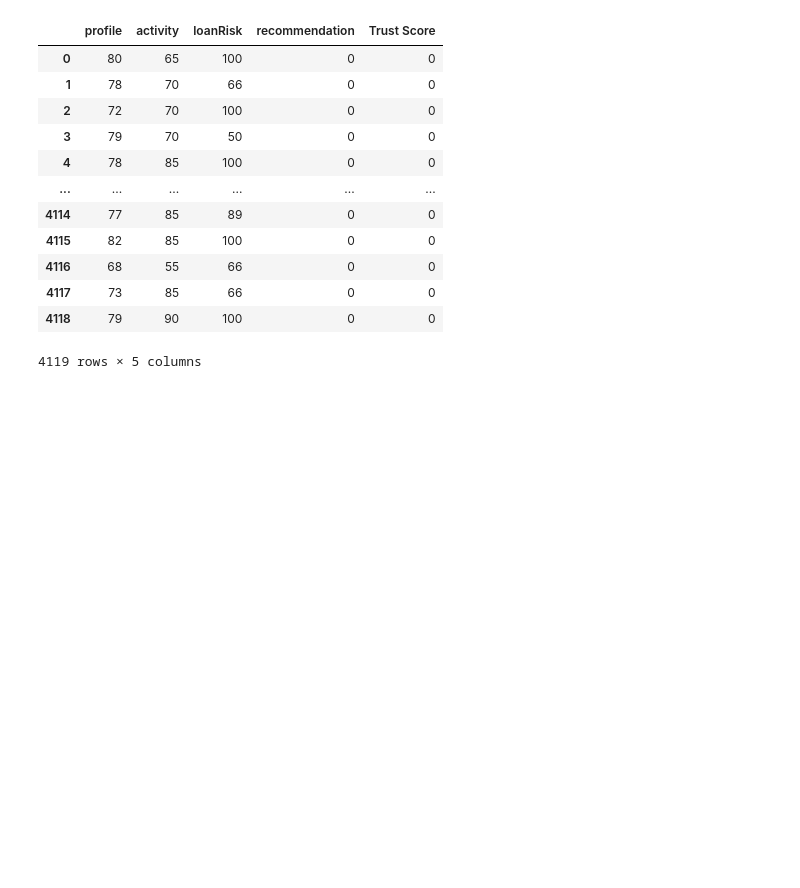
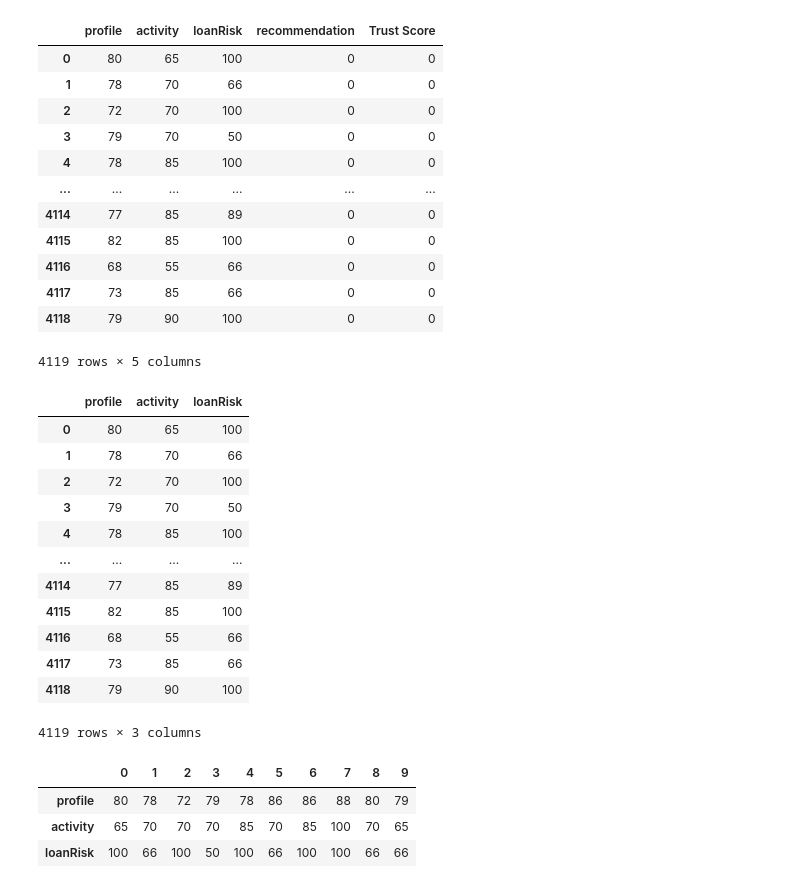
Before and after one commit to peii14/LoanTransaction, a Jupyter notebook: mine.ipynb, the cells around one changed output. Drawn from its saved outputs; the diff is of its cells as text; code cells hidden in the pictures; blank space fills up the shorter version.

```diff
--- a/mine.ipynb
+++ b/mine.ipynb
@@ -311,3 +311,23 @@ finalData
 4119 rows × 5 columns
 # %%
 finalData.to_csv('./finalData/FinalData.csv',index = False)
+# %%
+result = pd.read_csv('./finalData/FinalData.csv')
+result.drop(columns=result.columns[4],axis=1, inplace=True)
+result.drop(columns=result.columns[3],axis=1, inplace=True)
+# %%
+result
+# %% [output]
+|  | profile | activity | loanRisk |
+| 0 | 80 | 65 | 100 |
+| 1 | 78 | 70 | 66 |
+| 2 | 72 | 70 | 100 |
+| 3 | 79 | 70 | 50 |
+| 4 | 78 | 85 | 100 |
+| ... | ... | ... | ... |
+| 4114 | 77 | 85 | 89 |
+| 4115 | 82 | 85 | 100 |
+| 4116 | 68 | 55 | 66 |
+| 4117 | 73 | 85 | 66 |
+| 4118 | 79 | 90 | 100 |
+4119 rows × 3 columns
@@ -313,0 +341,8 @@ finalData.to_csv('./finalData/FinalData.csv',index = False)
+# %%
+batchT = batch.T
+batchT
+# %% [output]
+|  | 0 | 1 | 2 | 3 | 4 | 5 | 6 | 7 | 8 | 9 |
+| profile | 80 | 78 | 72 | 79 | 78 | 86 | 86 | 88 | 80 | 79 |
+| activity | 65 | 70 | 70 | 70 | 85 | 70 | 85 | 100 | 70 | 65 |
+| loanRisk | 100 | 66 | 100 | 50 | 100 | 66 | 100 | 100 | 66 | 66 |
```
Also changed, not shown: parts of 3 cells of this notebook, 2 other files.
